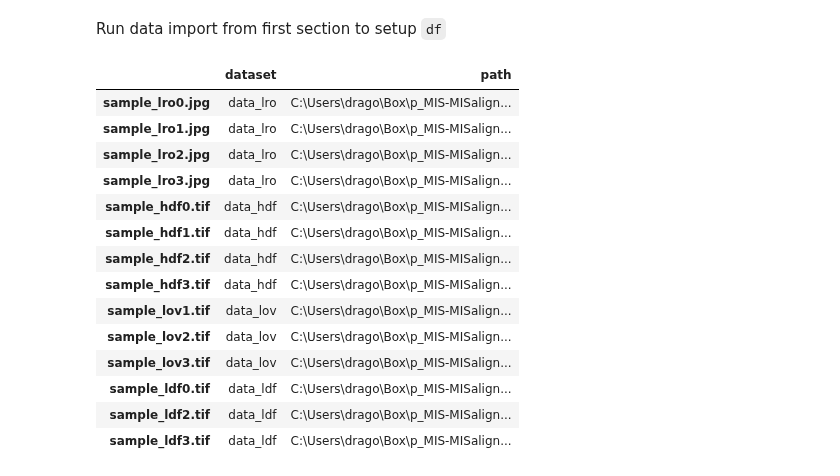
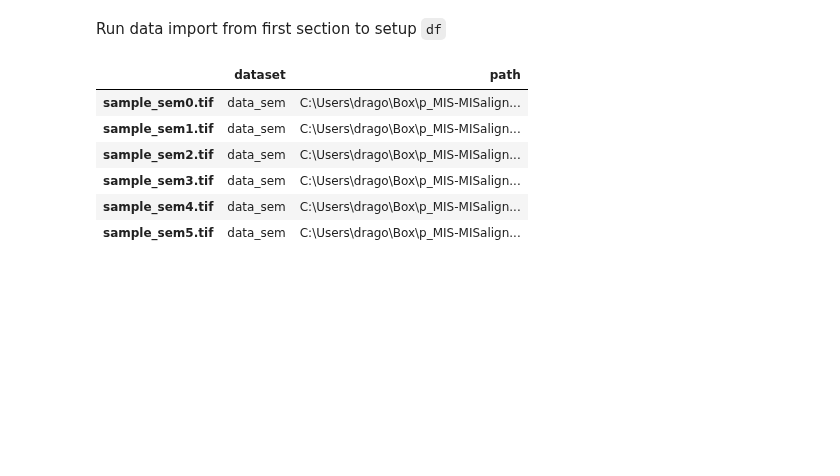
Before and after one commit to jess-garnett/MISalign, a Jupyter notebook: MISalign/alignment/prototype_aligncv.ipynb, the cells around one changed output. Cells and saved outputs as stored; diff of their text form; code cells hidden in the pictures; blank space fills up the shorter version.

```diff
--- a/MISalign/alignment/prototype_aligncv.ipynb
+++ b/MISalign/alignment/prototype_aligncv.ipynb
@@ -354,25 +354,17 @@ from matplotlib import pyplot as plt
 # %% [markdown]
 Run data import from first section to setup `df`
 # %%
-# samples_short=["sem0","sem1","sem2","sem3","sem4","sem5"]#
-samples_short=["lro0","lro1","lro2","lro3","hdf0","hdf1","hdf2","hdf3","lov1","lov2","lov3","ldf0","ldf2","ldf3"]
+samples_short=["sem0","sem1","sem2","sem3","sem4","sem5"]#
+# samples_short=["lro0","lro1","lro2","lro3","hdf0","hdf1","hdf2","hdf3","lov1","lov2","lov3","ldf0","ldf2","ldf3"]
 samples=pd.DataFrame([df[df.index.str.contains(x)].iloc[0] for x in samples_short])
 samples
 # %% [output]
 |  | dataset | path |
-| sample_lro0.jpg | data_lro | C:\Users\drago\Box\p_MIS-MISalign... |
-| sample_lro1.jpg | data_lro | C:\Users\drago\Box\p_MIS-MISalign... |
-| sample_lro2.jpg | data_lro | C:\Users\drago\Box\p_MIS-MISalign... |
-| sample_lro3.jpg | data_lro | C:\Users\drago\Box\p_MIS-MISalign... |
-| sample_hdf0.tif | data_hdf | C:\Users\drago\Box\p_MIS-MISalign... |
-| sample_hdf1.tif | data_hdf | C:\Users\drago\Box\p_MIS-MISalign... |
-| sample_hdf2.tif | data_hdf | C:\Users\drago\Box\p_MIS-MISalign... |
-| sample_hdf3.tif | data_hdf | C:\Users\drago\Box\p_MIS-MISalign... |
-| sample_lov1.tif | data_lov | C:\Users\drago\Box\p_MIS-MISalign... |
-| sample_lov2.tif | data_lov | C:\Users\drago\Box\p_MIS-MISalign... |
-| sample_lov3.tif | data_lov | C:\Users\drago\Box\p_MIS-MISalign... |
-| sample_ldf0.tif | data_ldf | C:\Users\drago\Box\p_MIS-MISalign... |
-| sample_ldf2.tif | data_ldf | C:\Users\drago\Box\p_MIS-MISalign... |
-| sample_ldf3.tif | data_ldf | C:\Users\drago\Box\p_MIS-MISalign... |
+| sample_sem0.tif | data_sem | C:\Users\drago\Box\p_MIS-MISalign... |
+| sample_sem1.tif | data_sem | C:\Users\drago\Box\p_MIS-MISalign... |
+| sample_sem2.tif | data_sem | C:\Users\drago\Box\p_MIS-MISalign... |
+| sample_sem3.tif | data_sem | C:\Users\drago\Box\p_MIS-MISalign... |
+| sample_sem4.tif | data_sem | C:\Users\drago\Box\p_MIS-MISalign... |
+| sample_sem5.tif | data_sem | C:\Users\drago\Box\p_MIS-MISalign... |
 # %%
 # match_combs=combinations(orb_df.index.to_list(),2)
```
Also changed, not shown: parts of 3 cells of this notebook.
